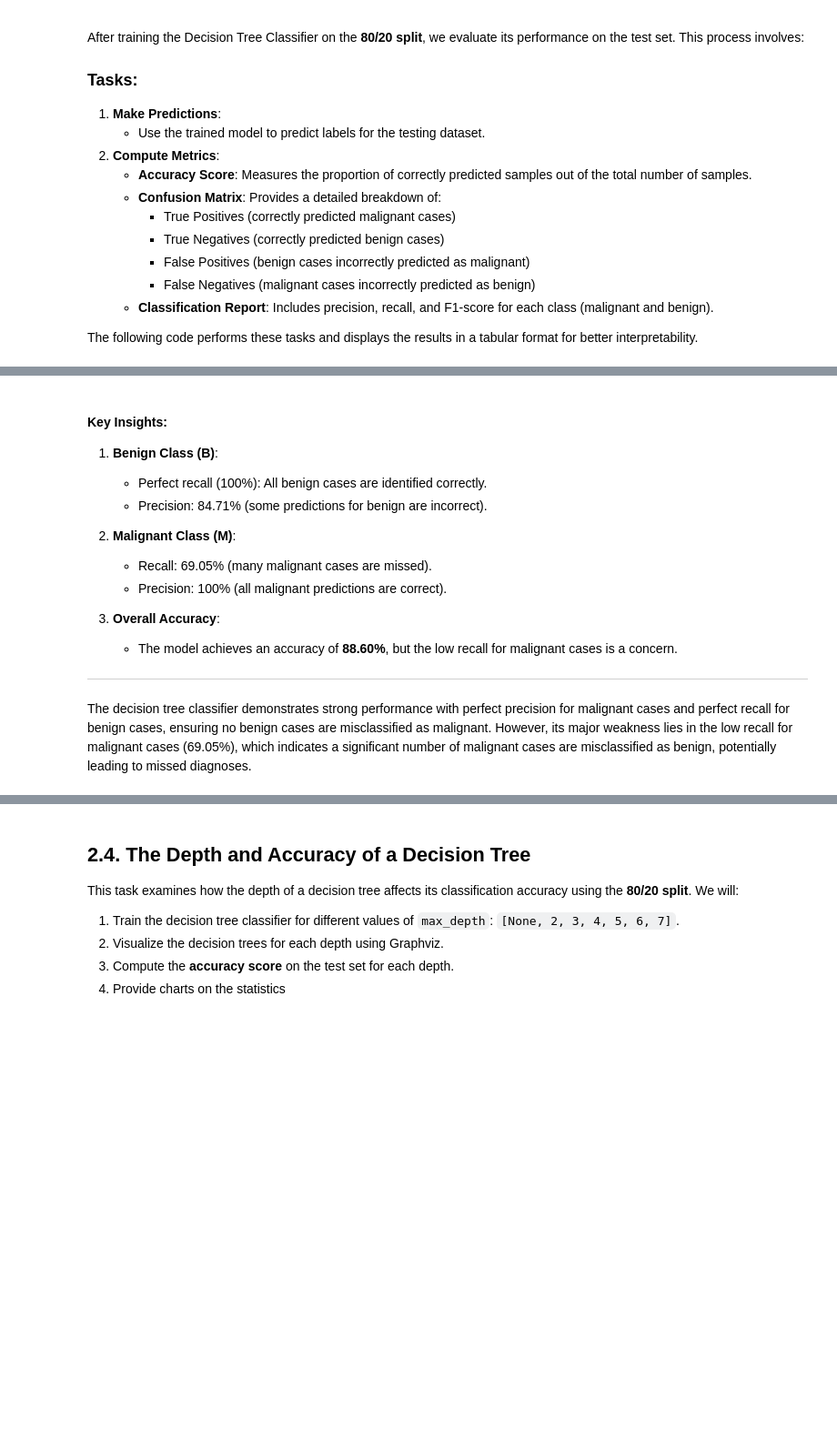
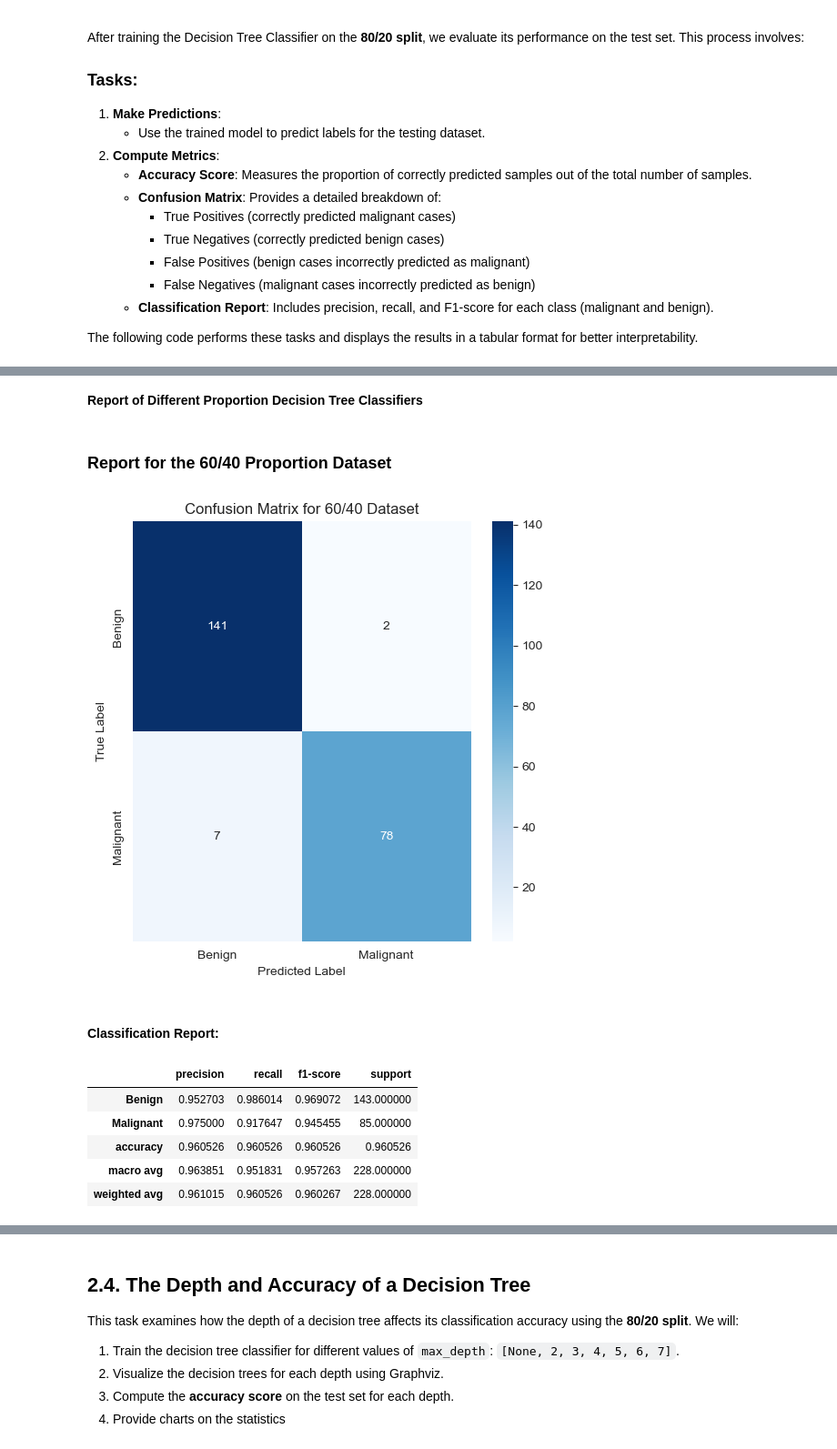
Before and after one commit to daobathanhh/Decision-Tree, a Jupyter notebook: Breast Cancer/breast_cancer_analysis.ipynb, the cells around one changed output, grey strips where cells are left out. Shown at 91% size. Cells and saved outputs as stored; diff of their text form; code cells hidden in the pictures; blank space fills up the shorter version.

Commit message:
update dataset1

```diff
--- a/Breast Cancer/breast_cancer_analysis.ipynb
+++ b/Breast Cancer/breast_cancer_analysis.ipynb
@@ -226,8 +196,0 @@ This classifier will learn to differentiate between malignant and benign tumors
-# %%
-from sklearn.tree import DecisionTreeClassifier
-
-# Initialize the Decision Tree Classifier
-clf = DecisionTreeClassifier(criterion='entropy', random_state=42,max_depth=2)
-
-# Train the classifier on the training data
-clf.fit(feature_train, label_train)
@@ -239,14 +268,24 @@ We export the trained decision tree to Graphviz's DOT format, which allows us to
 # %%
 from sklearn.tree import export_graphviz
 
-# Export the decision tree to DOT format
-dot_data = export_graphviz(
-    clf,
-    out_file=None,  # Do not save to file
-    feature_names=feature_train.columns,  # Feature names
-    class_names=clf.classes_,  # Class names
-    filled=True,  # Fill nodes with colors
-    rounded=True,  # Use rounded edges
-    special_characters=True,  # Allow special characters
-    max_depth=2  # Visualize tree up to depth 2, as shown in the PDF example
-)
+# Loop through all trained classifiers to export decision trees
+dot_files = {}  # Dictionary to store DOT data
+for proportion, data in classifiers.items():
+    # Extract the classifier and training features
+    clf = data['classifier']
+    feature_train = data['feature_train']
+
+    # Export the decision tree to DOT format
+    dot_data = export_graphviz(
+        clf,
+        out_file=None,
+        feature_names=feature_train.columns,
+        class_names=['Benign', 'Malignant'],
+        filled=True,
+        rounded=True,
+        special_characters=True,
+        max_depth=3
+    )
+
+    # Store DOT data for later rendering
+    dot_files[proportion] = dot_data
@@ -353,16 +396,14 @@ plt.show()
-# %% [markdown]
-#### Key Insights:
-1. **Benign Class (B)**:
-   - Perfect recall (100%): All benign cases are identified correctly.
-   - Precision: 84.71% (some predictions for benign are incorrect).
-
-2. **Malignant Class (M)**:
-   - Recall: 69.05% (many malignant cases are missed).
-   - Precision: 100% (all malignant predictions are correct).
-
-3. **Overall Accuracy**:
-   - The model achieves an accuracy of **88.60%**, but the low recall for malignant cases is a concern.
-
----
-
-The decision tree classifier demonstrates strong performance with perfect precision for malignant cases and perfect recall for benign cases, ensuring no benign cases are misclassified as malignant. However, its major weakness lies in the low recall for malignant cases (69.05%), which indicates a significant number of malignant cases are misclassified as benign, potentially leading to missed diagnoses.
+# %% [markdown]
+**Report of Different Proportion Decision Tree Classifiers**
+# %%
+evaluate_proportion("60/40")
+# %% [output]
+### Report for the 60/40 Proportion Dataset
+[figure, added]
+#### Classification Report:
+|  | precision | recall | f1-score | support |
+| Benign | 0.952703 | 0.986014 | 0.969072 | 143.000000 |
+| Malignant | 0.975000 | 0.917647 | 0.945455 | 85.000000 |
+| accuracy | 0.960526 | 0.960526 | 0.960526 | 0.960526 |
+| macro avg | 0.963851 | 0.951831 | 0.957263 | 228.000000 |
+| weighted avg | 0.961015 | 0.960526 | 0.960267 | 228.000000 |
```
Also changed, not shown: parts of 47 cells of this notebook, 9 other files.
